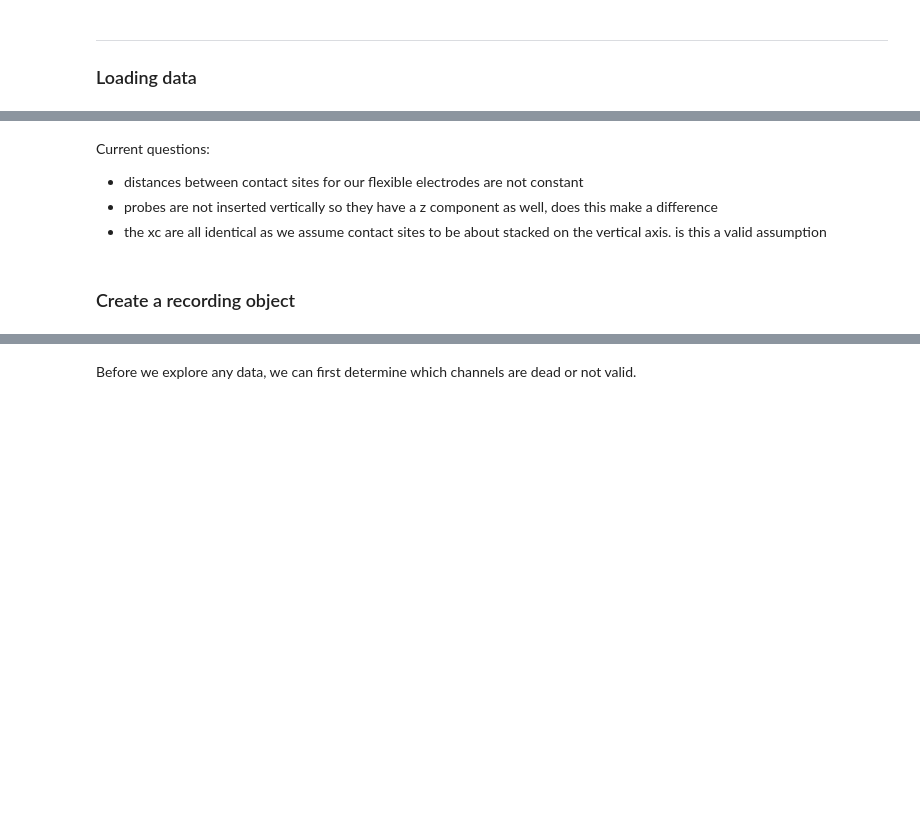
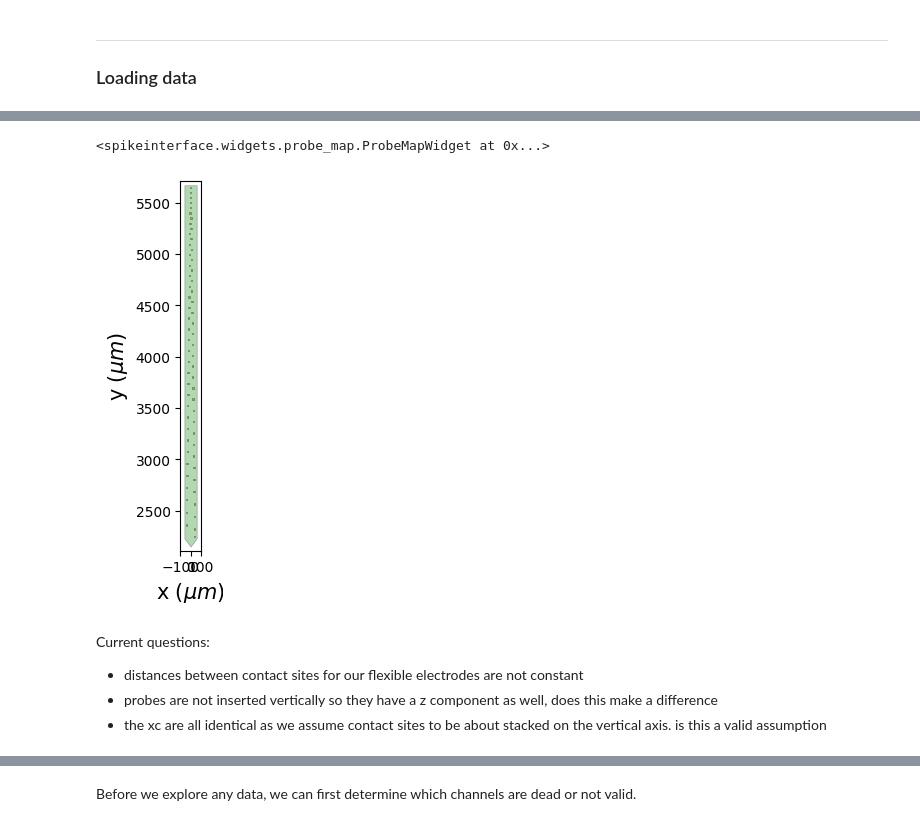
Before and after one commit to BruneBettler/SpikeExplore, a Jupyter notebook: dataExploration.ipynb, the cells around one changed output, grey strips where cells are left out. Saved outputs shown, nothing was run; the diff lists cells and outputs as text; code cells hidden in the pictures; blank space fills up the shorter version.

```diff
--- a/dataExploration.ipynb
+++ b/dataExploration.ipynb
@@ -39,0 +110,30 @@ from probeinterface.plotting import plot_probe
+# %%
+from probeGeom import create_flat_geom, bundle_tip_positions
+
+# set parameters for probe geometry
+num_contact_sites = 64
+y_flat_contact_dist = 50 # um
+x_flat_contact_dist = 33.3 # um (based on figure from https://www.nature.com/articles/s41467-024-49226-9#Sec7)
+final_probe_width = 80 # um
+base_length = 2500.0  # choose something comfortably larger than the max y offset
+
+positions = create_flat_geom(num_contact_sites, x_flat_contact_dist, y_flat_contact_dist)
+
+lengths = positions[:, 1] + base_length
+x0 = positions[:, 0] - np.mean(positions[:, 0])
+
+# model wire bundling to get final contact site positions
+xf, yf = bundle_tip_positions(x0=x0, length=lengths, final_bundle_width=final_probe_width, initial_width=None)
+
+# create the SpikeInterface probe object and plot it
+probe = Probe(ndim=2, si_units='um')
+probe.set_contacts(positions=np.column_stack((xf, yf)), shapes=np.array(['square'] * num_contact_sites), shape_params={"width": 13})
+probe.set_device_channel_indices(np.arange(num_contact_sites))
+probe.create_auto_shape()
+
+# link the probe geometry to our recording object
+shank2_recording.set_probe(probe, in_place=True)
+sw.plot_probe_map(shank2_recording)
+# %% [output]
+<spikeinterface.widgets.probe_map.ProbeMapWidget at 0x...>
+[figure, added]
@@ -71,2 +149,0 @@ yc_dist = data["yc_dist"]
-# %% [markdown]
-### Create a recording object
```
Also changed, not shown: parts of 13 cells of this notebook, 6 other files.
